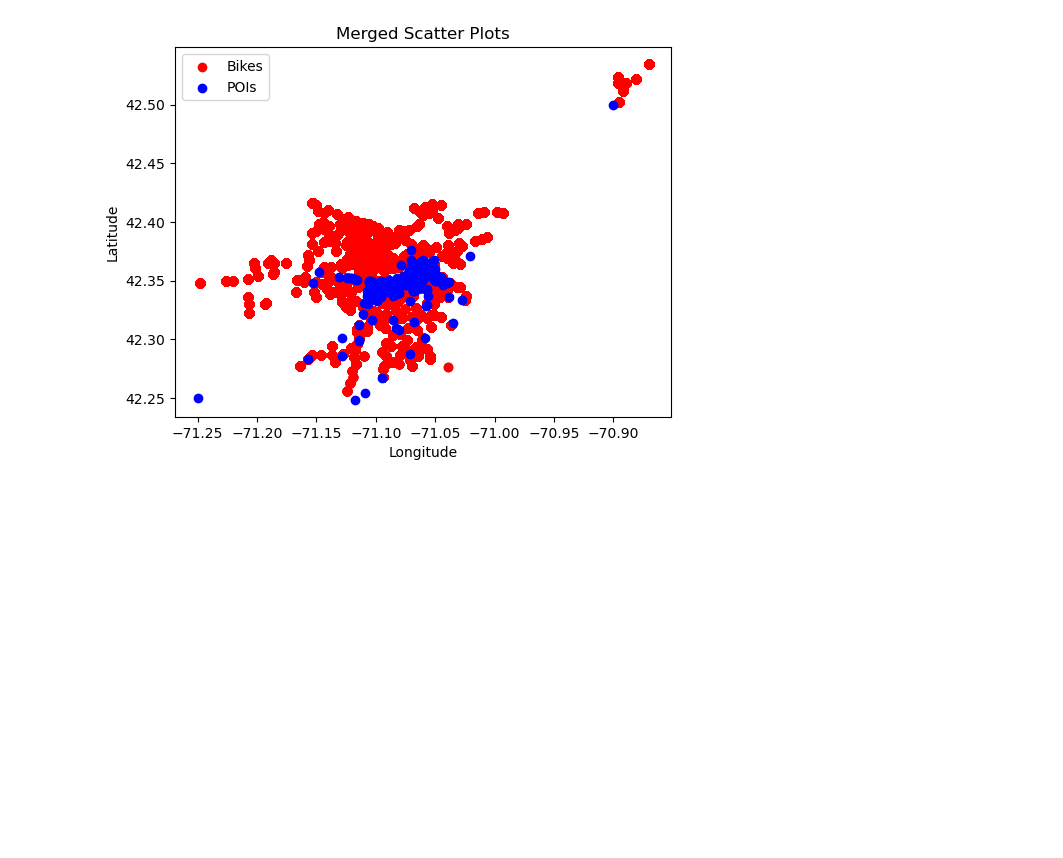
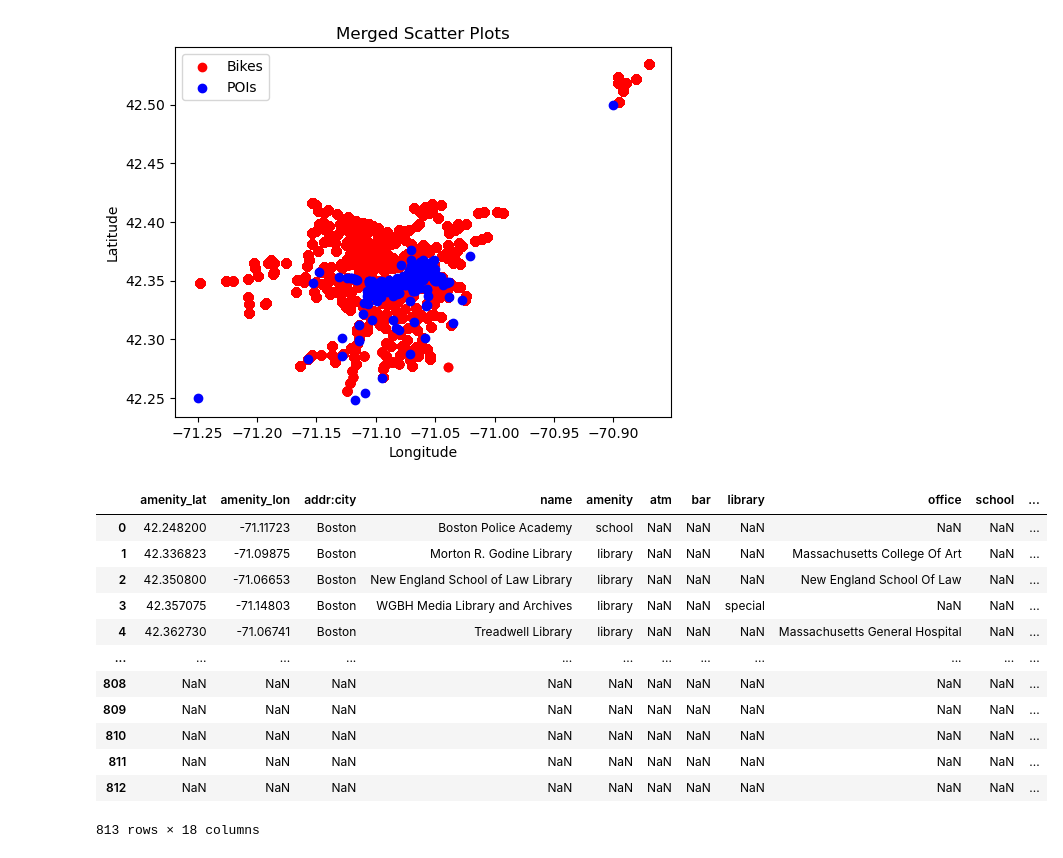
Before and after one commit to lauribus/DSMLproject, a Jupyter notebook: Project bikes.ipynb, the cells around one changed output. Cells and saved outputs as stored; diff of their text form; code cells hidden in the pictures; blank space fills up the shorter version.

```diff
--- a/Project bikes.ipynb
+++ b/Project bikes.ipynb
@@ -554,3 +554,28 @@ plt.legend()
 plt.show()
 # %% [output]
 [figure]
+# %%
+station_id["column"] = np.nan #we want to merge two dataframes, so we added a new column to merge it
+filtered_pois["column"] = np.nan
+station_id.rename(columns={'lon':'station_lon'}, inplace=True)
+station_id.rename(columns={'lat':'station_lat'}, inplace=True)
+filtered_pois.rename(columns={'lat':'amenity_lat'}, inplace=True)
+filtered_pois.rename(columns={'lon':'amenity_lon'}, inplace=True)
+# %%
+POIS = filtered_pois.append(station_id, ignore_index=True)#Merging the POIS df with station_ids
+# %%
+POIS
+# %% [output]
+|  | amenity_lat | amenity_lon | addr:city | name | amenity | atm | bar | library | office | school | ... |
+| 0 | 42.248200 | -71.11723 | Boston | Boston Police Academy | school | NaN | NaN | NaN | NaN | NaN | ... |
+| 1 | 42.336823 | -71.09875 | Boston | Morton R. Godine Library | library | NaN | NaN | NaN | Massachusetts College Of Art | NaN | ... |
+| 2 | 42.350800 | -71.06653 | Boston | New England School of Law Library | library | NaN | NaN | NaN | New England School Of Law | NaN | ... |
+| 3 | 42.357075 | -71.14803 | Boston | WGBH Media Library and Archives | library | NaN | NaN | special | NaN | NaN | ... |
+| 4 | 42.362730 | -71.06741 | Boston | Treadwell Library | library | NaN | NaN | NaN | Massachusetts General Hospital | NaN | ... |
+| ... | ... | ... | ... | ... | ... | ... | ... | ... | ... | ... | ... |
+| 808 | NaN | NaN | NaN | NaN | NaN | NaN | NaN | NaN | NaN | NaN | ... |
+| 809 | NaN | NaN | NaN | NaN | NaN | NaN | NaN | NaN | NaN | NaN | ... |
+| 810 | NaN | NaN | NaN | NaN | NaN | NaN | NaN | NaN | NaN | NaN | ... |
+| 811 | NaN | NaN | NaN | NaN | NaN | NaN | NaN | NaN | NaN | NaN | ... |
+| 812 | NaN | NaN | NaN | NaN | NaN | NaN | NaN | NaN | NaN | NaN | ... |
+813 rows × 18 columns
```
Also changed, not shown: parts of 2 cells of this notebook.
